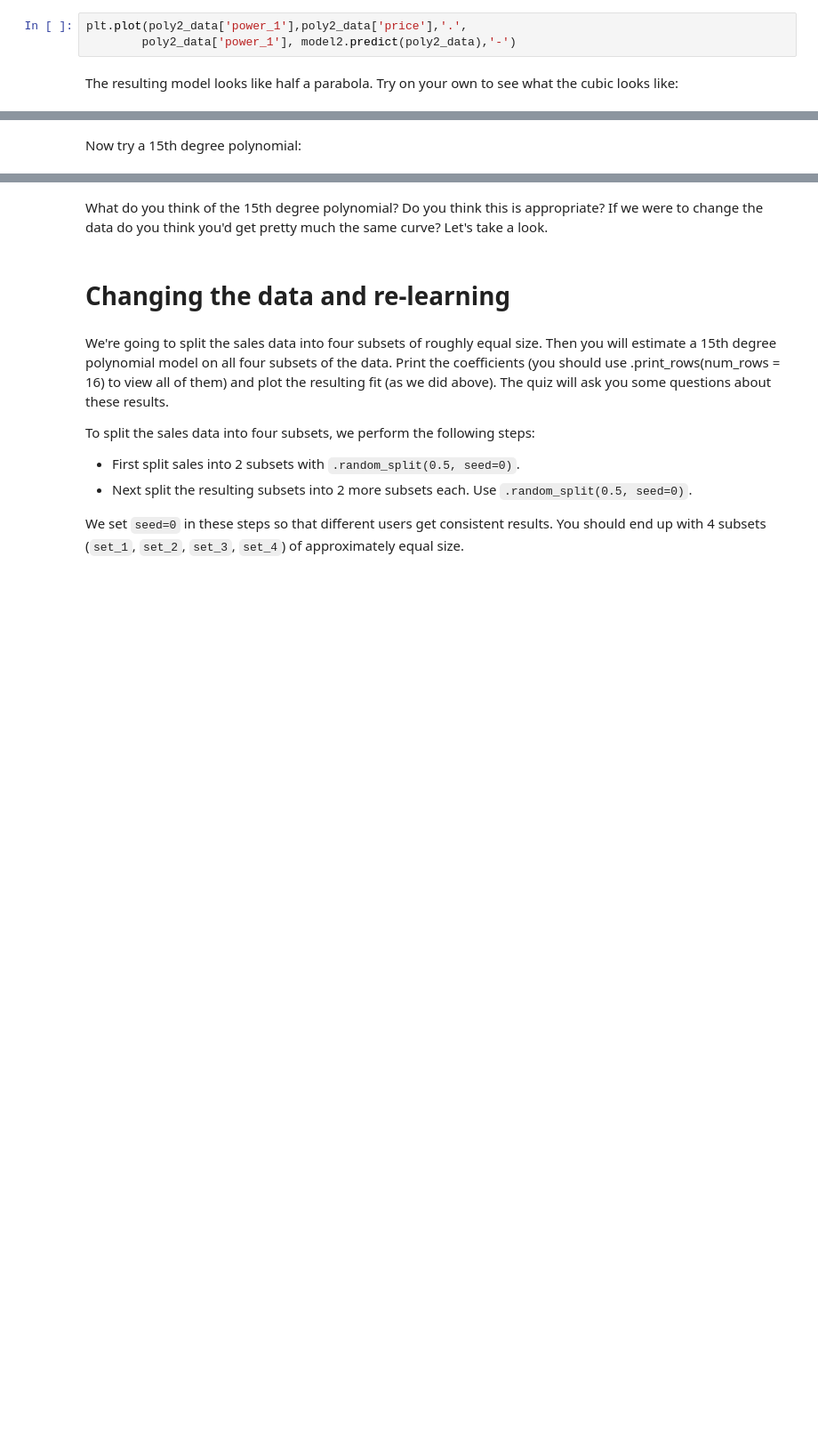
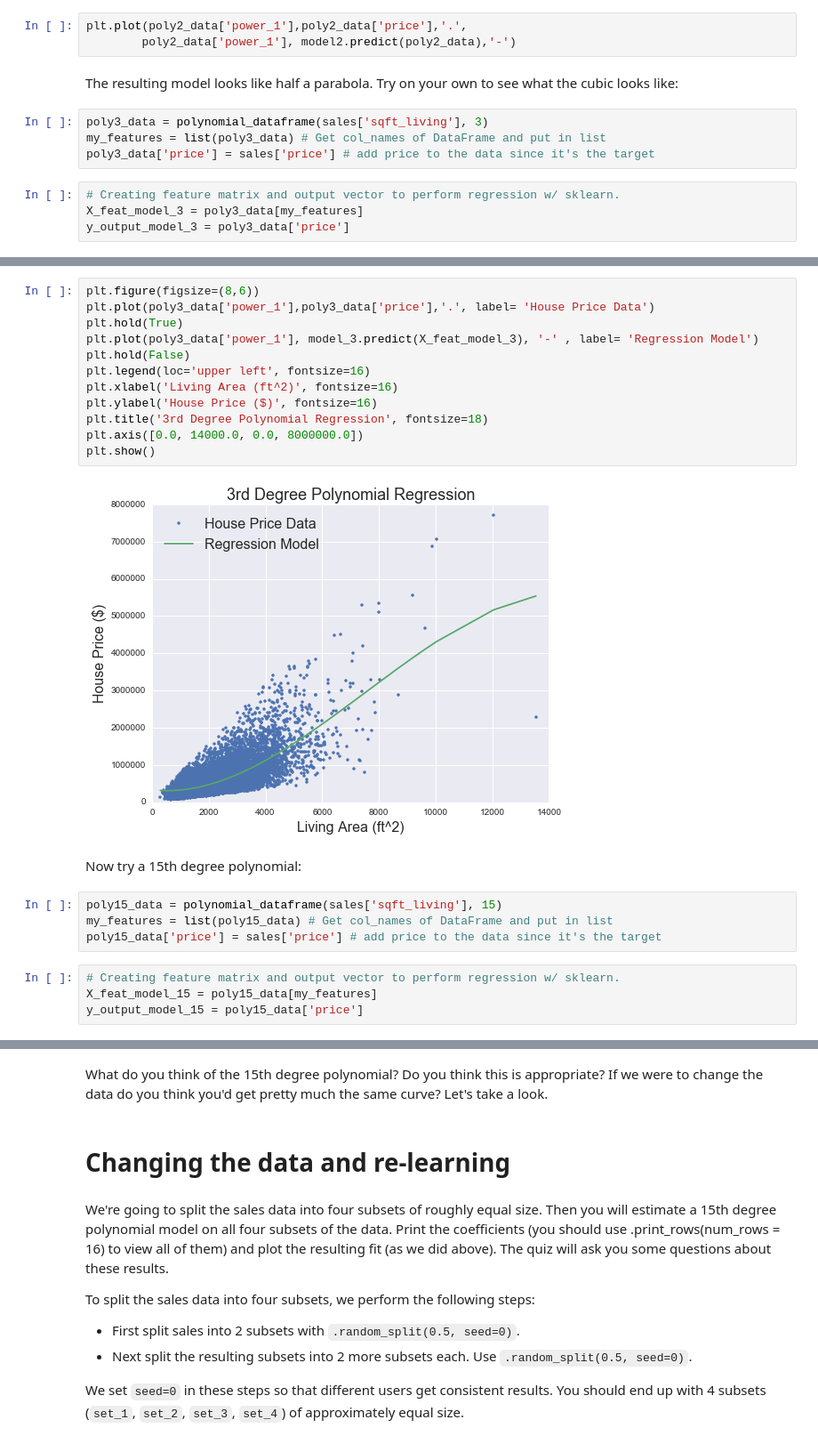
Before and after one commit to Santana9937/Coursera_ML_Specialization, a Jupyter notebook: Week_3_Assessing_Performance/assign_1_polynomial-regression.ipynb, the cells around one changed output, grey strips where cells are left out. Shown at 89% size. Saved outputs shown, nothing was run; the diff lists cells and outputs as text; blank space fills up the shorter version.

```diff
--- a/Week_3_Assessing_Performance/assign_1_polynomial-regression.ipynb
+++ b/Week_3_Assessing_Performance/assign_1_polynomial-regression.ipynb
@@ -196,3 +221,11 @@ plt.plot(poly2_data['power_1'],poly2_data['price'],'.',
         poly2_data['power_1'], model2.predict(poly2_data),'-')
 # %% [markdown]
 The resulting model looks like half a parabola. Try on your own to see what the cubic looks like:
+# %%
+poly3_data = polynomial_dataframe(sales['sqft_living'], 3)
+my_features = list(poly3_data) # Get col_names of DataFrame and put in list
+poly3_data['price'] = sales['price'] # add price to the data since it's the target
+# %%
+# Creating feature matrix and output vector to perform regression w/ sklearn.
+X_feat_model_3 = poly3_data[my_features]
+y_output_model_3 = poly3_data['price']
@@ -199,2 +245,24 @@ The resulting model looks like half a parabola. Try on your own to see what the
+# %%
+plt.figure(figsize=(8,6))
+plt.plot(poly3_data['power_1'],poly3_data['price'],'.', label= 'House Price Data')
+plt.hold(True)
+plt.plot(poly3_data['power_1'], model_3.predict(X_feat_model_3), '-' , label= 'Regression Model')
+plt.hold(False)
+plt.legend(loc='upper left', fontsize=16)
+plt.xlabel('Living Area (ft^2)', fontsize=16)
+plt.ylabel('House Price ($)', fontsize=16)
+plt.title('3rd Degree Polynomial Regression', fontsize=18)
+plt.axis([0.0, 14000.0, 0.0, 8000000.0])
+plt.show()
+# %% [output]
+[figure, added]
 # %% [markdown]
 Now try a 15th degree polynomial:
+# %%
+poly15_data = polynomial_dataframe(sales['sqft_living'], 15)
+my_features = list(poly15_data) # Get col_names of DataFrame and put in list
+poly15_data['price'] = sales['price'] # add price to the data since it's the target
+# %%
+# Creating feature matrix and output vector to perform regression w/ sklearn.
+X_feat_model_15 = poly15_data[my_features]
+y_output_model_15 = poly15_data['price']
```
Also changed, not shown: parts of 16 cells of this notebook.
